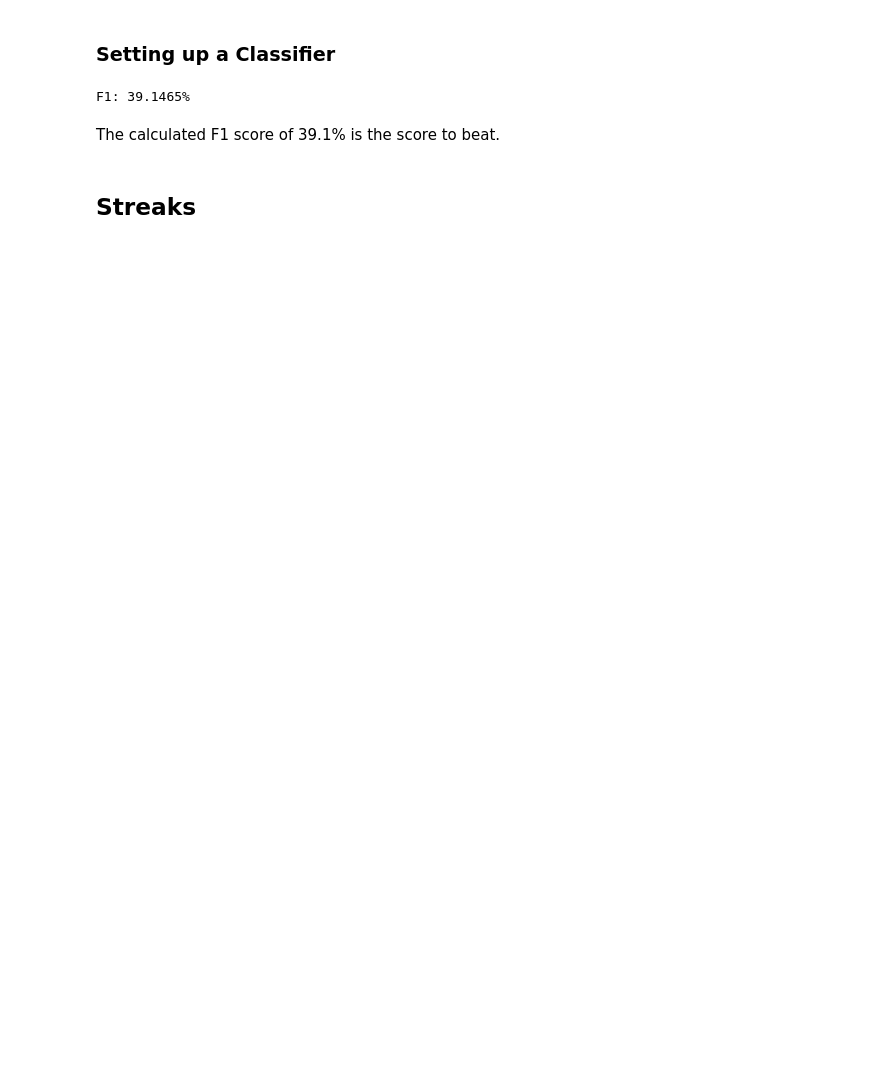
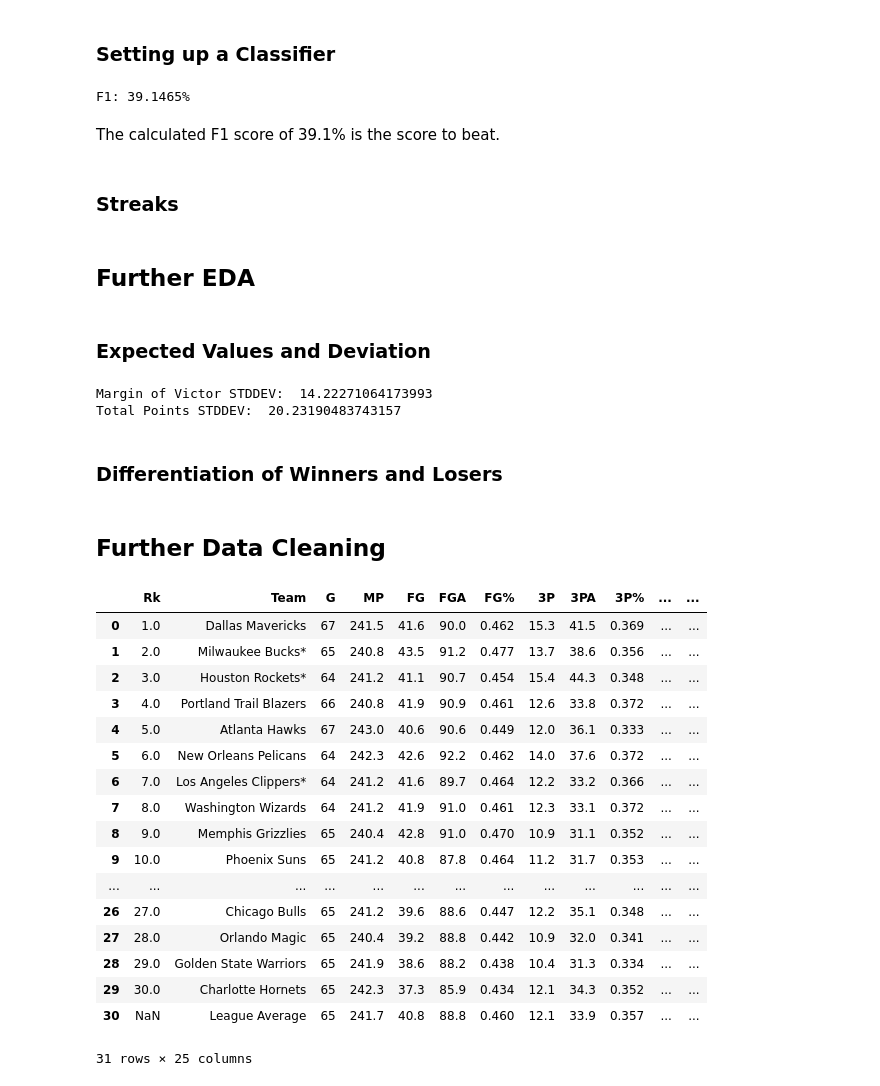
Before and after one commit to immmjack/NBA_Prediction_Restart_2020, a Jupyter notebook: prediction.ipynb, the cells around one changed output. Drawn from its saved outputs; the diff is of its cells as text; code cells hidden in the pictures; blank space fills up the shorter version.

```diff
--- a/prediction.ipynb
+++ b/prediction.ipynb
@@ -79,10 +98,46 @@ F1: 39.1465%
 # %% [markdown]
 The calculated F1 score of 39.1% is the score to beat.
 # %% [markdown]
-## Streaks
+### Streaks
 # %%
 from sklearn.tree import DecisionTreeClassifier
 dtc = DecisionTreeClassifier(random_state = 2020)
 # %%
 df_Results['Home Last Win'] = False
 df_Results['Visitor Last Win'] = False
+# %% [markdown]
+## Further EDA
+# %% [markdown]
+### Expected Values and Deviation
+# %%
+print('Margin of Victor STDDEV: ', df_Results['Margin Home'].std())
+print('Total Points STDDEV: ', (df_Results['Points Home'] + df_Results['Points Away']).std())
+# %% [output]
+Margin of Victor STDDEV:  14.22271064173993
+Total Points STDDEV:  20.23190483743157
+# %% [markdown]
+### Differentiation of Winners and Losers
+# %% [markdown]
+## Further Data Cleaning
+# %%
+df_TPGS = pd.read_csv(fileName_TPGS)
+df_TPGS
+# %% [output]
+|  | Rk | Team | G | MP | FG | FGA | FG% | 3P | 3PA | 3P% | ... | ... |
+| 0 | 1.0 | Dallas Mavericks | 67 | 241.5 | 41.6 | 90.0 | 0.462 | 15.3 | 41.5 | 0.369 | ... | ... |
+| 1 | 2.0 | Milwaukee Bucks* | 65 | 240.8 | 43.5 | 91.2 | 0.477 | 13.7 | 38.6 | 0.356 | ... | ... |
+| 2 | 3.0 | Houston Rockets* | 64 | 241.2 | 41.1 | 90.7 | 0.454 | 15.4 | 44.3 | 0.348 | ... | ... |
+| 3 | 4.0 | Portland Trail Blazers | 66 | 240.8 | 41.9 | 90.9 | 0.461 | 12.6 | 33.8 | 0.372 | ... | ... |
+| 4 | 5.0 | Atlanta Hawks | 67 | 243.0 | 40.6 | 90.6 | 0.449 | 12.0 | 36.1 | 0.333 | ... | ... |
+| 5 | 6.0 | New Orleans Pelicans | 64 | 242.3 | 42.6 | 92.2 | 0.462 | 14.0 | 37.6 | 0.372 | ... | ... |
+| 6 | 7.0 | Los Angeles Clippers* | 64 | 241.2 | 41.6 | 89.7 | 0.464 | 12.2 | 33.2 | 0.366 | ... | ... |
+| 7 | 8.0 | Washington Wizards | 64 | 241.2 | 41.9 | 91.0 | 0.461 | 12.3 | 33.1 | 0.372 | ... | ... |
+| 8 | 9.0 | Memphis Grizzlies | 65 | 240.4 | 42.8 | 91.0 | 0.470 | 10.9 | 31.1 | 0.352 | ... | ... |
+| 9 | 10.0 | Phoenix Suns | 65 | 241.2 | 40.8 | 87.8 | 0.464 | 11.2 | 31.7 | 0.353 | ... | ... |
+| ... | ... | ... | ... | ... | ... | ... | ... | ... | ... | ... | ... | ... |
+| 26 | 27.0 | Chicago Bulls | 65 | 241.2 | 39.6 | 88.6 | 0.447 | 12.2 | 35.1 | 0.348 | ... | ... |
+| 27 | 28.0 | Orlando Magic | 65 | 240.4 | 39.2 | 88.8 | 0.442 | 10.9 | 32.0 | 0.341 | ... | ... |
+| 28 | 29.0 | Golden State Warriors | 65 | 241.9 | 38.6 | 88.2 | 0.438 | 10.4 | 31.3 | 0.334 | ... | ... |
+| 29 | 30.0 | Charlotte Hornets | 65 | 242.3 | 37.3 | 85.9 | 0.434 | 12.1 | 34.3 | 0.352 | ... | ... |
+| 30 | NaN | League Average | 65 | 241.7 | 40.8 | 88.8 | 0.460 | 12.1 | 33.9 | 0.357 | ... | ... |
+31 rows × 25 columns
```
Also changed, not shown: parts of 5 cells of this notebook.
